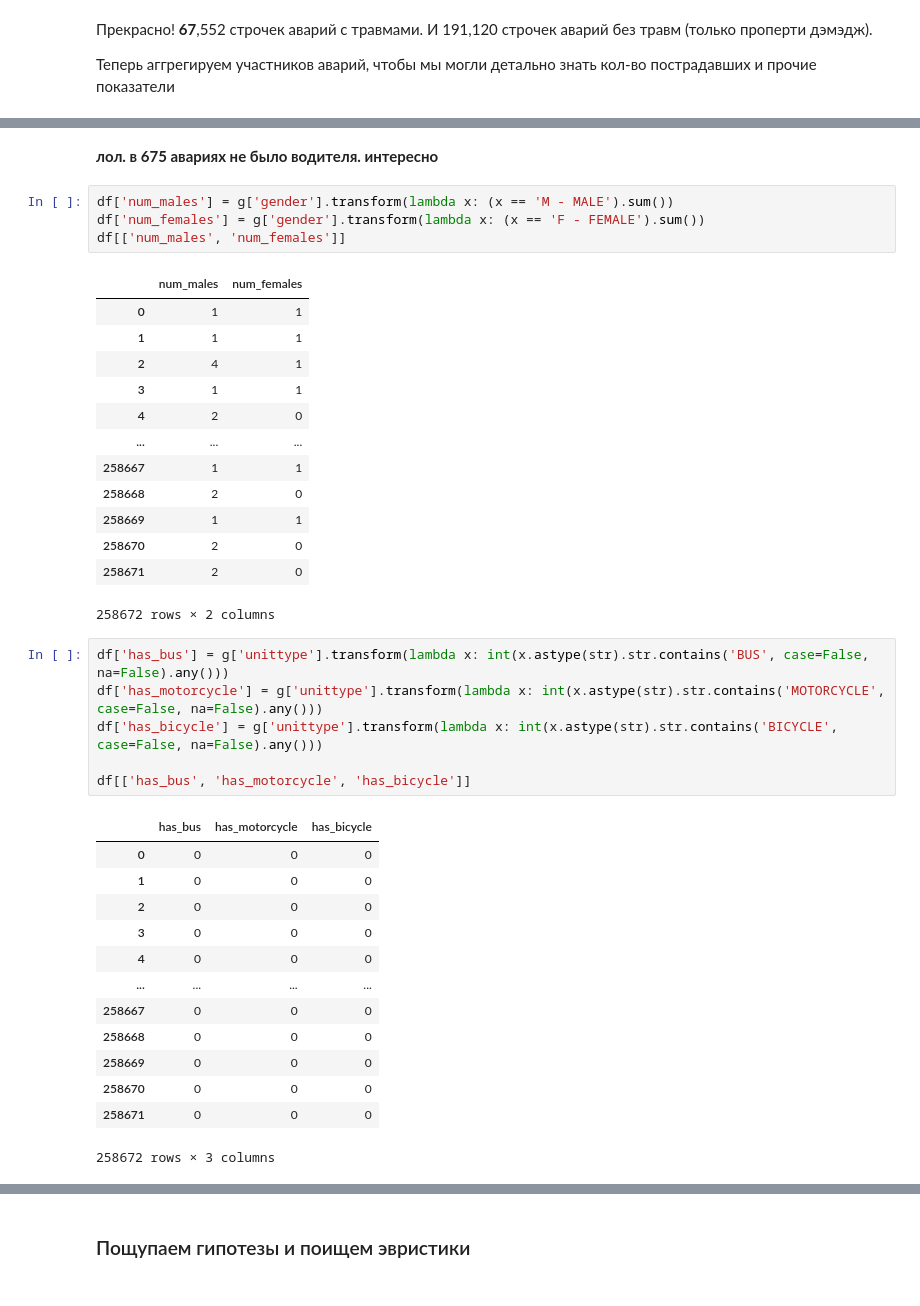
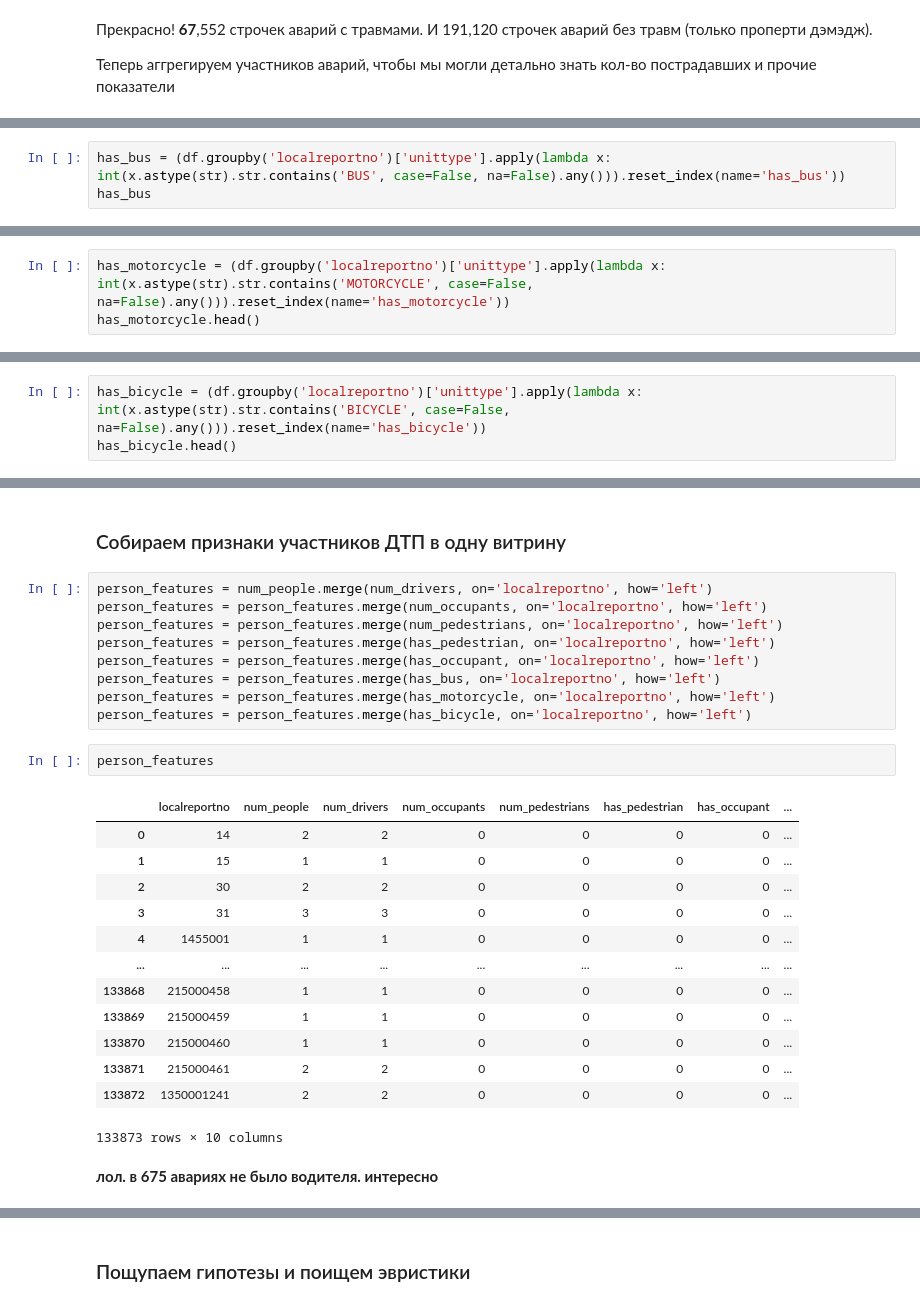
Before and after one commit to tdrkn/GP5, a Jupyter notebook: 1/GP5_1.ipynb, the cells around one changed output, grey strips where cells are left out. Cells and saved outputs as stored; diff of their text form.

```diff
--- a/1/GP5_1.ipynb
+++ b/1/GP5_1.ipynb
@@ -320,0 +377,3 @@ df[['has_driver', 'has_occupant', 'has_pedestrian']]
+# %%
+has_bus = (df.groupby('localreportno')['unittype'].apply(lambda x: int(x.astype(str).str.contains('BUS', case=False, na=False).any())).reset_index(name='has_bus'))
+has_bus
@@ -320,0 +394,3 @@ df[['has_driver', 'has_occupant', 'has_pedestrian']]
+# %%
+has_motorcycle = (df.groupby('localreportno')['unittype'].apply(lambda x: int(x.astype(str).str.contains('MOTORCYCLE', case=False, na=False).any())).reset_index(name='has_motorcycle'))
+has_motorcycle.head()
@@ -320,0 +404,3 @@ df[['has_driver', 'has_occupant', 'has_pedestrian']]
+# %%
+has_bicycle = (df.groupby('localreportno')['unittype'].apply(lambda x: int(x.astype(str).str.contains('BICYCLE', case=False, na=False).any())).reset_index(name='has_bicycle'))
+has_bicycle.head()
@@ -321,40 +414,29 @@ df[['has_driver', 'has_occupant', 'has_pedestrian']]
+# %% [markdown]
+### Собираем признаки участников ДТП в одну витрину
+# %%
+person_features = num_people.merge(num_drivers, on='localreportno', how='left')
+person_features = person_features.merge(num_occupants, on='localreportno', how='left')
+person_features = person_features.merge(num_pedestrians, on='localreportno', how='left')
+person_features = person_features.merge(has_pedestrian, on='localreportno', how='left')
+person_features = person_features.merge(has_occupant, on='localreportno', how='left')
+person_features = person_features.merge(has_bus, on='localreportno', how='left')
+person_features = person_features.merge(has_motorcycle, on='localreportno', how='left')
+person_features = person_features.merge(has_bicycle, on='localreportno', how='left')
+# %%
+person_features
+# %% [output]
+|  | localreportno | num_people | num_drivers | num_occupants | num_pedestrians | has_pedestrian | has_occupant | ... |
+| 0 | 14 | 2 | 2 | 0 | 0 | 0 | 0 | ... |
+| 1 | 15 | 1 | 1 | 0 | 0 | 0 | 0 | ... |
+| 2 | 30 | 2 | 2 | 0 | 0 | 0 | 0 | ... |
+| 3 | 31 | 3 | 3 | 0 | 0 | 0 | 0 | ... |
+| 4 | 1455001 | 1 | 1 | 0 | 0 | 0 | 0 | ... |
+| ... | ... | ... | ... | ... | ... | ... | ... | ... |
+| 133868 | 215000458 | 1 | 1 | 0 | 0 | 0 | 0 | ... |
+| 133869 | 215000459 | 1 | 1 | 0 | 0 | 0 | 0 | ... |
+| 133870 | 215000460 | 1 | 1 | 0 | 0 | 0 | 0 | ... |
+| 133871 | 215000461 | 2 | 2 | 0 | 0 | 0 | 0 | ... |
+| 133872 | 1350001241 | 2 | 2 | 0 | 0 | 0 | 0 | ... |
+133873 rows × 10 columns
 # %% [markdown]
 __лол. в 675 авариях не было водителя. интересно__
-# %%
-df['num_males'] = g['gender'].transform(lambda x: (x == 'M - MALE').sum())
-df['num_females'] = g['gender'].transform(lambda x: (x == 'F - FEMALE').sum())
-df[['num_males', 'num_females']]
-# %% [output]
-|  | num_males | num_females |
-| 0 | 1 | 1 |
-| 1 | 1 | 1 |
-| 2 | 4 | 1 |
-| 3 | 1 | 1 |
-| 4 | 2 | 0 |
-| ... | ... | ... |
-| 258667 | 1 | 1 |
-| 258668 | 2 | 0 |
-| 258669 | 1 | 1 |
-| 258670 | 2 | 0 |
-| 258671 | 2 | 0 |
-258672 rows × 2 columns
-# %%
-df['has_bus'] = g['unittype'].transform(lambda x: int(x.astype(str).str.contains('BUS', case=False, na=False).any()))
-df['has_motorcycle'] = g['unittype'].transform(lambda x: int(x.astype(str).str.contains('MOTORCYCLE', case=False, na=False).any()))
-df['has_bicycle'] = g['unittype'].transform(lambda x: int(x.astype(str).str.contains('BICYCLE', case=False, na=False).any()))
-
-df[['has_bus', 'has_motorcycle', 'has_bicycle']]
-# %% [output]
-|  | has_bus | has_motorcycle | has_bicycle |
-| 0 | 0 | 0 | 0 |
-| 1 | 0 | 0 | 0 |
-| 2 | 0 | 0 | 0 |
-| 3 | 0 | 0 | 0 |
-| 4 | 0 | 0 | 0 |
-| ... | ... | ... | ... |
-| 258667 | 0 | 0 | 0 |
-| 258668 | 0 | 0 | 0 |
-| 258669 | 0 | 0 | 0 |
-| 258670 | 0 | 0 | 0 |
-| 258671 | 0 | 0 | 0 |
-258672 rows × 3 columns
```
Also changed, not shown: parts of 70 cells of this notebook.
